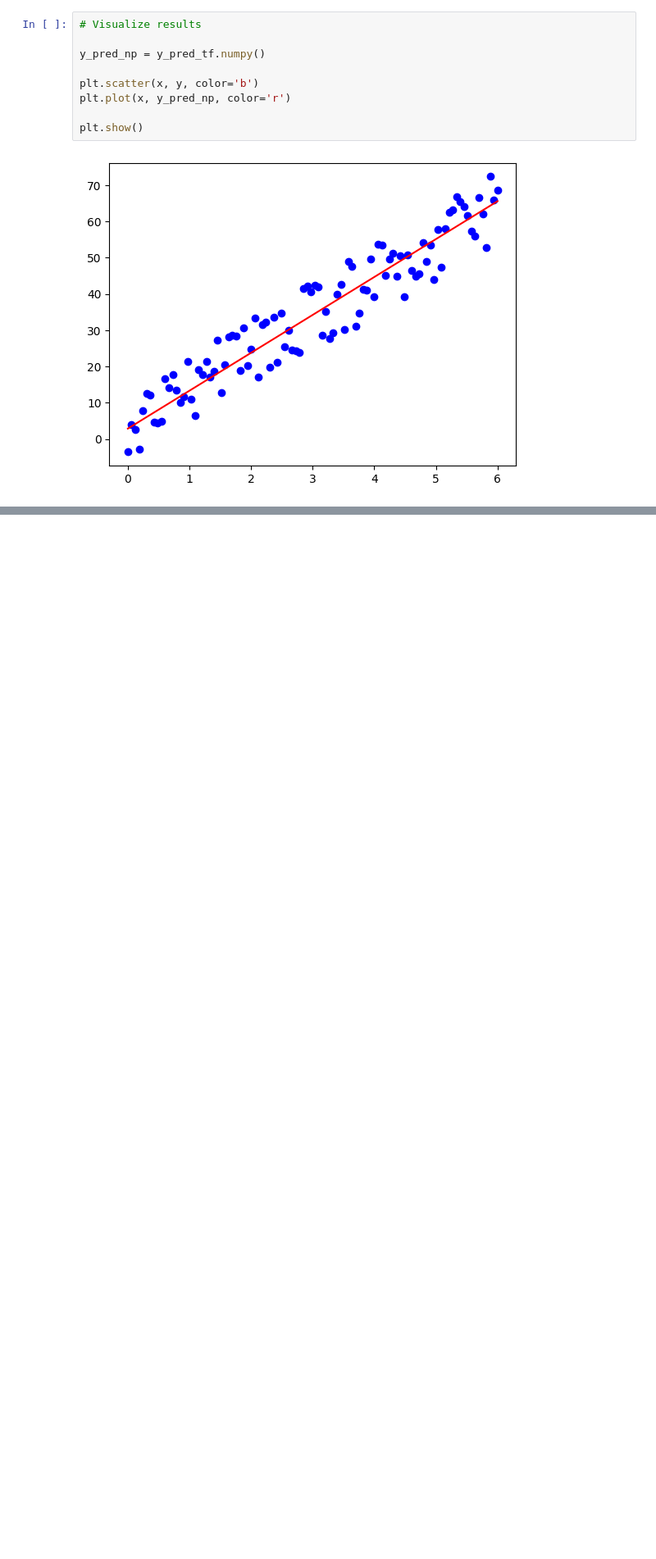
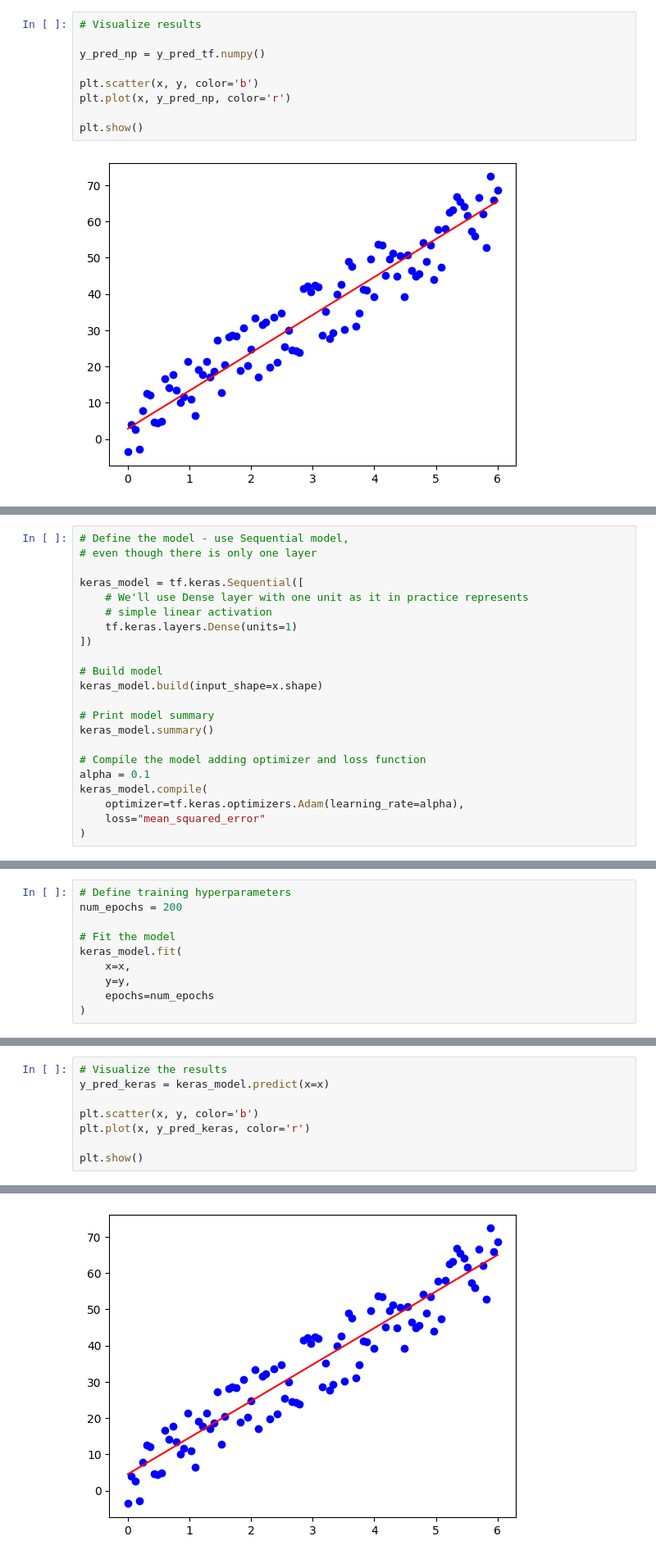
Before and after one commit to michrus/am-i-learning-yet, a Jupyter notebook: machine_learning/linear_regression/using_tools.ipynb, the cells around one changed output, grey strips where cells are left out. Shown: that part at 82% size. Drawn from its saved outputs; the diff is of its cells as text; blank space fills up the shorter version.

```diff
--- a/machine_learning/linear_regression/using_tools.ipynb
+++ b/machine_learning/linear_regression/using_tools.ipynb
@@ -208,0 +211,22 @@ plt.show()
+# %%
+# Define the model - use Sequential model,
+# even though there is only one layer
+
+keras_model = tf.keras.Sequential([
+    # We'll use Dense layer with one unit as it in practice represents
+    # simple linear activation
+    tf.keras.layers.Dense(units=1)
+])
+
+# Build model
+keras_model.build(input_shape=x.shape)
+
+# Print model summary
+keras_model.summary()
+
+# Compile the model adding optimizer and loss function
+alpha = 0.1
+keras_model.compile(
+    optimizer=tf.keras.optimizers.Adam(learning_rate=alpha),
+    loss="mean_squared_error"
+)
@@ -208,0 +245,10 @@ plt.show()
+# %%
+# Define training hyperparameters
+num_epochs = 200
+
+# Fit the model
+keras_model.fit(
+    x=x,
+    y=y,
+    epochs=num_epochs
+)
@@ -208,0 +274,9 @@ plt.show()
+# %%
+# Visualize the results
+y_pred_keras = keras_model.predict(x=x)
+
+plt.scatter(x, y, color='b')
+plt.plot(x, y_pred_keras, color='r')
+
+plt.show()
+# %% [output]
@@ -208,0 +284 @@ plt.show()
+[figure, added]
```
Also changed, not shown: parts of 4 cells of this notebook.
